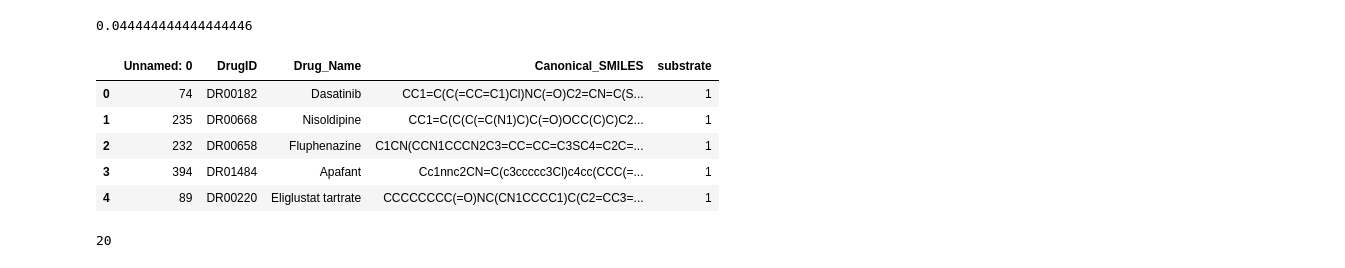
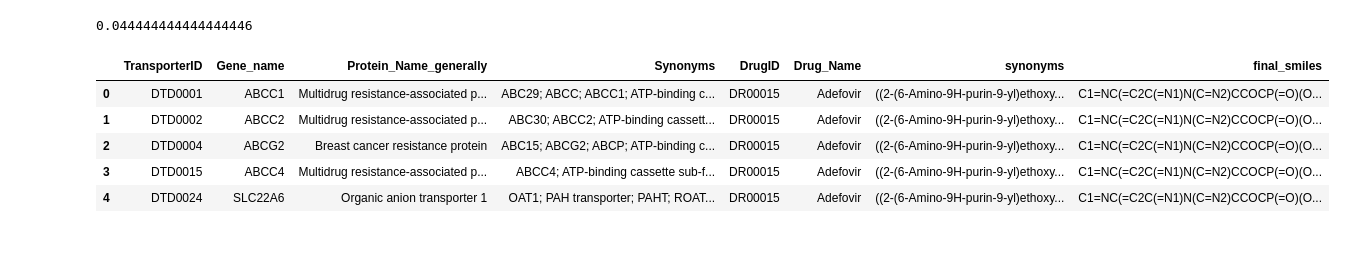
Before and after one commit to alematic/Lozhack23, a Jupyter notebook: m2m_comparison.ipynb, the cells around one changed output. Cells and saved outputs as stored; diff of their text form; code cells hidden in the pictures.

```diff
--- a/m2m_comparison.ipynb
+++ b/m2m_comparison.ipynb
@@ -46,15 +46,16 @@ print(similar(mols,4))
 # %%
 import pandas as pd
 
 #read data from csv as 'molList'
-molList = pd.read_csv('data/ABCB1.csv',index_col=0)
+#molList = pd.read_csv('data/ABCB1.csv',index_col=0)
+molList = pd.read_csv('data/fulldata.csv',index_col=0)
 molX = pd.read_csv('data/test_drug.txt')
-#molList.head()
-molX.head()
+molList.head()
+#molX.head()
 # %% [output]
-|  | Unnamed: 0 | DrugID | Drug_Name | Canonical_SMILES | substrate |
-| 0 | 74 | DR00182 | Dasatinib | CC1=C(C(=CC=C1)Cl)NC(=O)C2=CN=C(S... | 1 |
-| 1 | 235 | DR00668 | Nisoldipine | CC1=C(C(C(=C(N1)C)C(=O)OCC(C)C)C2... | 1 |
-| 2 | 232 | DR00658 | Fluphenazine | C1CN(CCN1CCCN2C3=CC=CC=C3SC4=C2C=... | 1 |
-| 3 | 394 | DR01484 | Apafant | Cc1nnc2CN=C(c3ccccc3Cl)c4cc(CCC(=... | 1 |
-| 4 | 89 | DR00220 | Eliglustat tartrate | CCCCCCCC(=O)NC(CN1CCCC1)C(C2=CC3=... | 1 |
+|  | TransporterID | Gene_name | Protein_Name_generally | Synonyms | DrugID | Drug_Name | synonyms | final_smiles |
+| 0 | DTD0001 | ABCC1 | Multidrug resistance-associated p... | ABC29; ABCC; ABCC1; ATP-binding c... | DR00015 | Adefovir | ((2-(6-Amino-9H-purin-9-yl)ethoxy... | C1=NC(=C2C(=N1)N(C=N2)CCOCP(=O)(O... |
+| 1 | DTD0002 | ABCC2 | Multidrug resistance-associated p... | ABC30; ABCC2; ATP-binding cassett... | DR00015 | Adefovir | ((2-(6-Amino-9H-purin-9-yl)ethoxy... | C1=NC(=C2C(=N1)N(C=N2)CCOCP(=O)(O... |
+| 2 | DTD0004 | ABCG2 | Breast cancer resistance protein | ABC15; ABCG2; ABCP; ATP-binding c... | DR00015 | Adefovir | ((2-(6-Amino-9H-purin-9-yl)ethoxy... | C1=NC(=C2C(=N1)N(C=N2)CCOCP(=O)(O... |
+| 3 | DTD0015 | ABCC4 | Multidrug resistance-associated p... | ABCC4; ATP-binding cassette sub-f... | DR00015 | Adefovir | ((2-(6-Amino-9H-purin-9-yl)ethoxy... | C1=NC(=C2C(=N1)N(C=N2)CCOCP(=O)(O... |
+| 4 | DTD0024 | SLC22A6 | Organic anion transporter 1 | OAT1; PAH transporter; PAHT; ROAT... | DR00015 | Adefovir | ((2-(6-Amino-9H-purin-9-yl)ethoxy... | C1=NC(=C2C(=N1)N(C=N2)CCOCP(=O)(O... |
@@ -63,7 +62,3 @@ results = pd.DataFrame(columns=['Drug', 'Score','GeneName','DrugX'])
-# %%
- len(molX['Canonical_SMILES'])
-# %% [output]
-20
 # %%
 result_data = []
 #create for loop to calculate the similarity between molX and each mol in ABCB1 and store the results in the array 'results'
```
Also changed, not shown: parts of 8 cells of this notebook.
